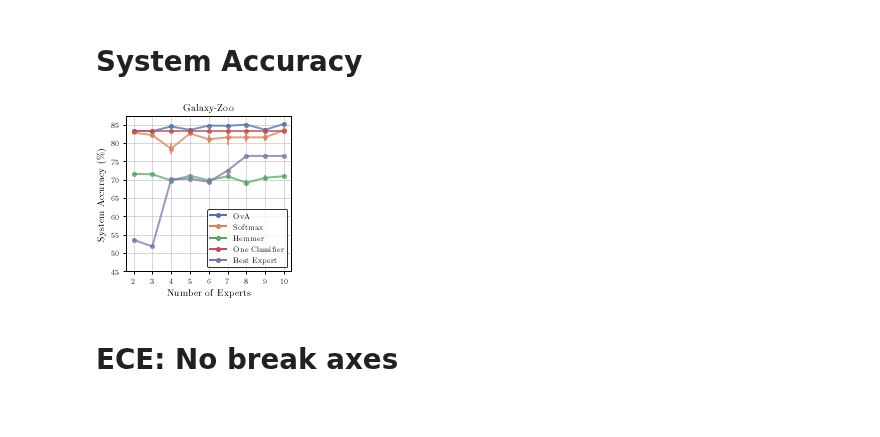
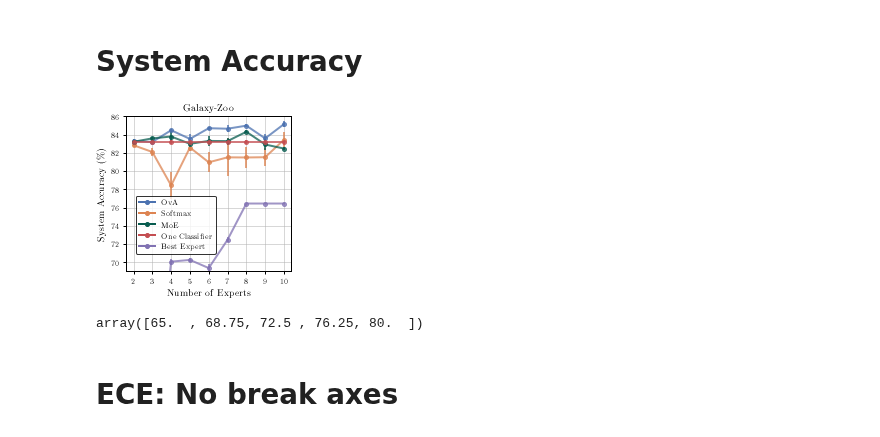
Before and after one commit to rajevv/Multi_L2D, a Jupyter notebook: Galaxy-Zoo/GalaxyZooRebuttal.ipynb, the cells around one changed output. Cells and saved outputs as stored; diff of their text form; code cells hidden in the pictures.

```diff
--- a/Galaxy-Zoo/GalaxyZooRebuttal.ipynb
+++ b/Galaxy-Zoo/GalaxyZooRebuttal.ipynb
@@ -52,7 +52,7 @@ softmax_args = {"color": cmap[1],
                 "markersize": marker_size,
                 "linestyle": ls}
 
-hemmer_args = {"color": cmap[2],
+hemmer_args = {"color": (cmap[2][0]-0.3, cmap[2][1]-0.3, cmap[2][2]-0.1),
                "marker": "o",
                "markersize": marker_size,
                "linestyle": ls}
@@ -168,44 +168,50 @@ ax.errorbar(exp_list, softmax_sys_acc_mean, yerr=softmax_sys_acc_std,
              alpha=0.75, **softmax_args)
 
 # Hemmer
-ax.errorbar(exp_list, hemmer_sys_acc_mean, yerr=hemmer_sys_acc_std,
+ax.errorbar(exp_list, hemmer_sys_acc_mean_trained, yerr=hemmer_sys_acc_std_trained,
              alpha=0.75, **hemmer_args)
 
 # One Classifier
 ax.errorbar(exp_list, oneclf_sys_ac_mean, yerr=oneclf_sys_acc_std,
              alpha=0.75, **oneclf_args)
 
 # Best Expert
 ax.errorbar(exp_list, best_expert_sys_acc_mean, yerr=best_expert_sys_acc_std,
              alpha=0.75, **best_expert_args)
 
 # === ax1 lim ===
+ax.set_ylim([69, 86])
 ax.set_xticks(exp_list)
-ax.set_yticks(ax.get_yticks()[:-1])
+# ax.set_yticks(ax.get_yticks()[:-1])
 ax.set_xlabel(r"Number of Experts")
 
 # === Grid ===
 ax.grid()
 
 # === Legend ===
 ova_leg = mlines.Line2D([], [], label='OvA', **ova_args)
 softmax_leg = mlines.Line2D([], [], label='Softmax', **softmax_args)
-hemmer_leg = mlines.Line2D([], [], label='Hemmer', **hemmer_args)
+hemmer_leg = mlines.Line2D([], [], label='MoE', **hemmer_args)
 oneclf_leg = mlines.Line2D([], [], label='One Classifier', **oneclf_args)
 bestexpert_leg = mlines.Line2D([], [], label='Best Expert', **best_expert_args)
 legend_list = [ova_leg, softmax_leg, hemmer_leg, oneclf_leg, bestexpert_leg]
 
-plt.legend(handles=legend_list, ncol=1, fancybox=True)
+plt.legend(handles=legend_list, loc='center', bbox_to_anchor=(0.3, 0.3), ncol=1, fancybox=True)
+# plt.legend(handles=legend_list, loc='best', ncol=1, fancybox=True)
 
 ax.set_ylabel(r"System Accuracy $(\%)$")
 
 # # === Save ===
 plt.title("Galaxy-Zoo")
 
 fig.tight_layout()
 fig.savefig("galaxy_zoo_sys_acc.pdf")
 # %% [output]
-[figure, old version]
+[figure, new version]
+# %%
+np.linspace(65, 80, 5)
+# %% [output]
+array([65.  , 68.75, 72.5 , 76.25, 80.  ])
 # %% [markdown]
 # ECE: No break axes
 # %%
```
Also changed, not shown: parts of 2 cells of this notebook, 2 other files.
